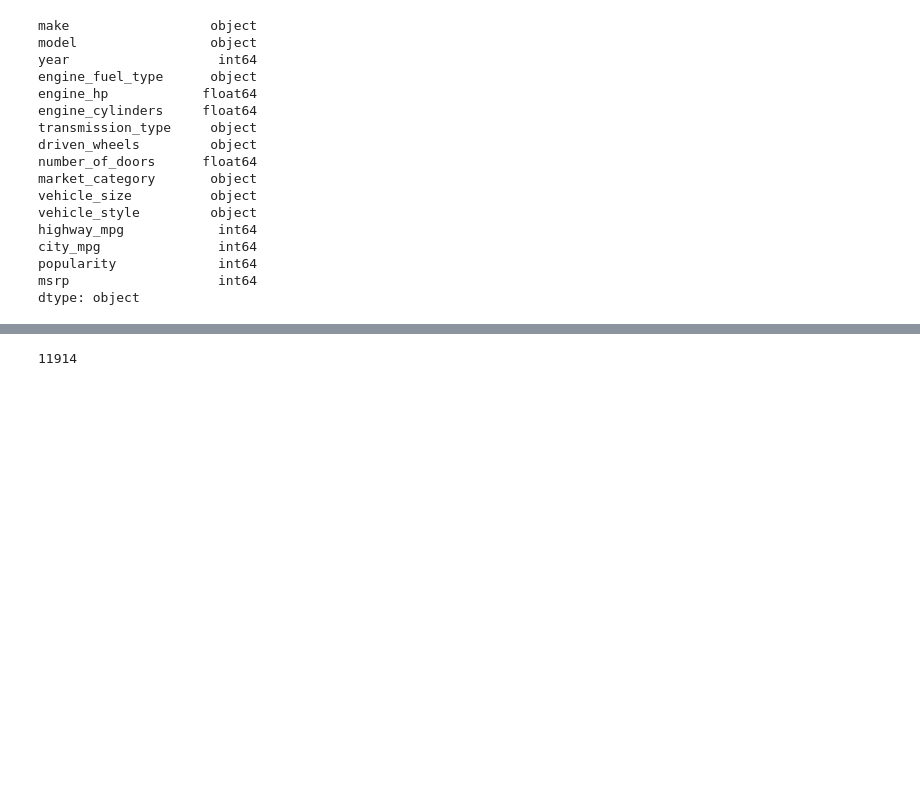
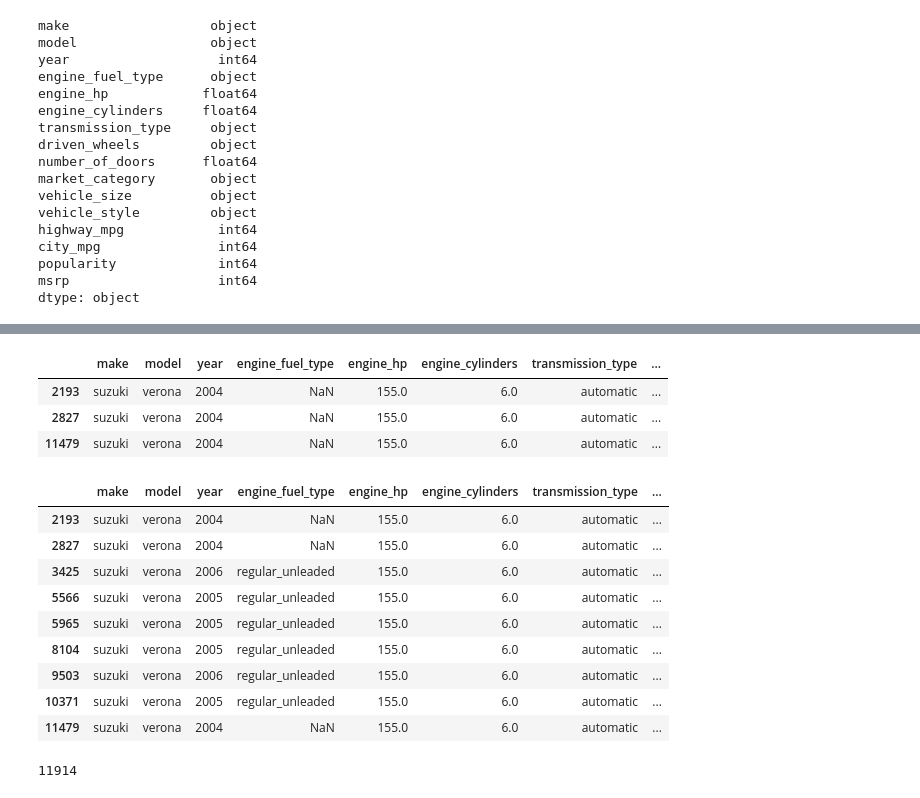
Before and after one commit to abhisai/ml-zoomcamp, a Jupyter notebook: Regression.ipynb, the cells around one changed output, grey strips where cells are left out. Drawn from its saved outputs; the diff is of its cells as text; code cells hidden in the pictures; blank space fills up the shorter version.

```diff
--- a/Regression.ipynb
+++ b/Regression.ipynb
@@ -87,0 +235,20 @@ dtype: object
+# %%
+df[df['engine_fuel_type'].isna()]
+# %% [output]
+|  | make | model | year | engine_fuel_type | engine_hp | engine_cylinders | transmission_type | ... |
+| 2193 | suzuki | verona | 2004 | NaN | 155.0 | 6.0 | automatic | ... |
+| 2827 | suzuki | verona | 2004 | NaN | 155.0 | 6.0 | automatic | ... |
+| 11479 | suzuki | verona | 2004 | NaN | 155.0 | 6.0 | automatic | ... |
+# %%
+df[df['model'] == 'verona']
+# %% [output]
+|  | make | model | year | engine_fuel_type | engine_hp | engine_cylinders | transmission_type | ... |
+| 2193 | suzuki | verona | 2004 | NaN | 155.0 | 6.0 | automatic | ... |
+| 2827 | suzuki | verona | 2004 | NaN | 155.0 | 6.0 | automatic | ... |
+| 3425 | suzuki | verona | 2006 | regular_unleaded | 155.0 | 6.0 | automatic | ... |
+| 5566 | suzuki | verona | 2005 | regular_unleaded | 155.0 | 6.0 | automatic | ... |
+| 5965 | suzuki | verona | 2005 | regular_unleaded | 155.0 | 6.0 | automatic | ... |
+| 8104 | suzuki | verona | 2005 | regular_unleaded | 155.0 | 6.0 | automatic | ... |
+| 9503 | suzuki | verona | 2006 | regular_unleaded | 155.0 | 6.0 | automatic | ... |
+| 10371 | suzuki | verona | 2005 | regular_unleaded | 155.0 | 6.0 | automatic | ... |
+| 11479 | suzuki | verona | 2004 | NaN | 155.0 | 6.0 | automatic | ... |
```
Also changed, not shown: parts of 24 cells of this notebook.
